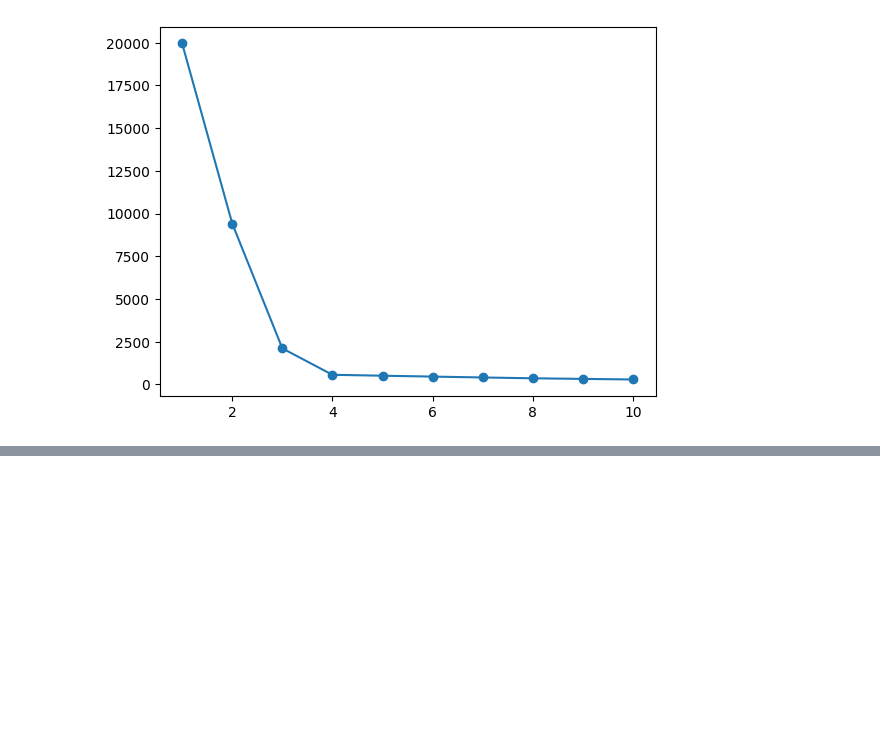
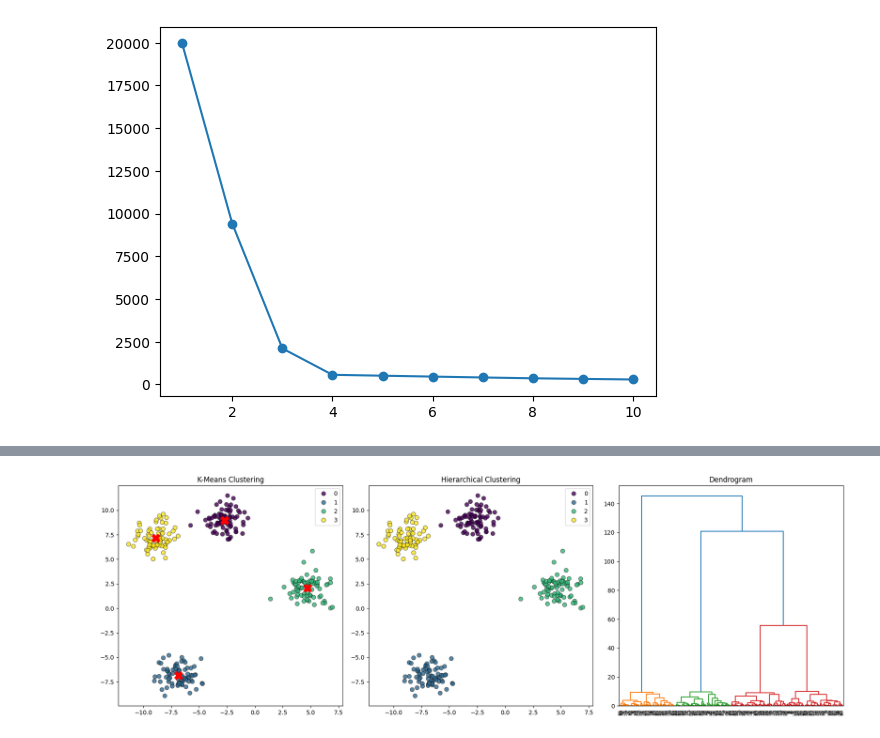
Before and after one commit to youssefhusain/work_in_iti, a Jupyter notebook: ml _ unseupervice/lab 1 keamen.ipynb, the cells around one changed output, grey strips where cells are left out. Saved outputs shown, nothing was run; the diff lists cells and outputs as text; code cells hidden in the pictures; blank space fills up the shorter version.

```diff
--- a/ml _ unseupervice/lab 1 keamen.ipynb
+++ b/ml _ unseupervice/lab 1 keamen.ipynb
@@ -39,0 +57,21 @@ array([3, 3, 0, 1, 3, 1, 2, 1, 0, 2, 0, 2, 0, 0, 3, 0, 3, 2, 0, 0, 2, 0,
+# %%
+k=4
+kmeans = KMeans(n_clusters=k, random_state=42, n_init=10)
+kmeans.fit(X)
+labels = kmeans.labels_
+centroids = kmeans.cluster_centers_
+hierarchical = AgglomerativeClustering(n_clusters=k, linkage='ward')
+hierarchical_predict = hierarchical.fit_predict(X)
+Z = linkage(X, method='ward')
+fig, axes = plt.subplots(1, 3, figsize=(18, 6))
+sns.scatterplot(ax=axes[0], x=X[:, 0], y=X[:, 1], hue=labels, palette='viridis', s=50, alpha=0.8, edgecolor='k')
+axes[0].scatter(centroids[:, 0], centroids[:, 1], c='red', marker='X', s=200)
+axes[0].set_title('K-Means Clustering')
+sns.scatterplot(ax=axes[1], x=X[:, 0], y=X[:, 1], hue=hierarchical_predict, palette='viridis', s=50, alpha=0.8, edgecolor='k')
+axes[1].set_title('Hierarchical Clustering')
+dendrogram(Z, ax=axes[2])
+axes[2].set_title('Dendrogram')
+plt.tight_layout()
+plt.show()
+# %% [output]
+[figure, added]
```
Also changed, not shown: parts of 7 cells of this notebook, 14 other files.
